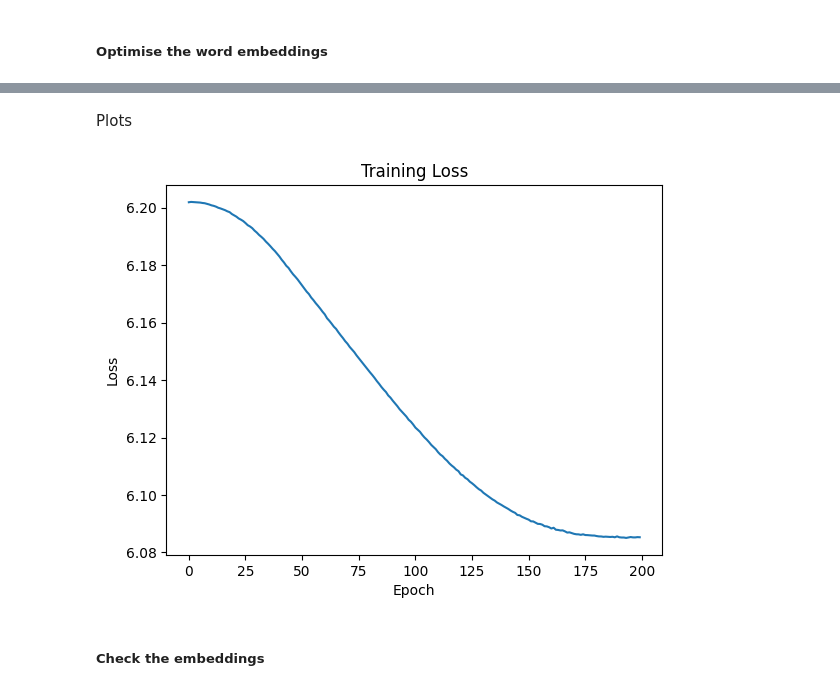
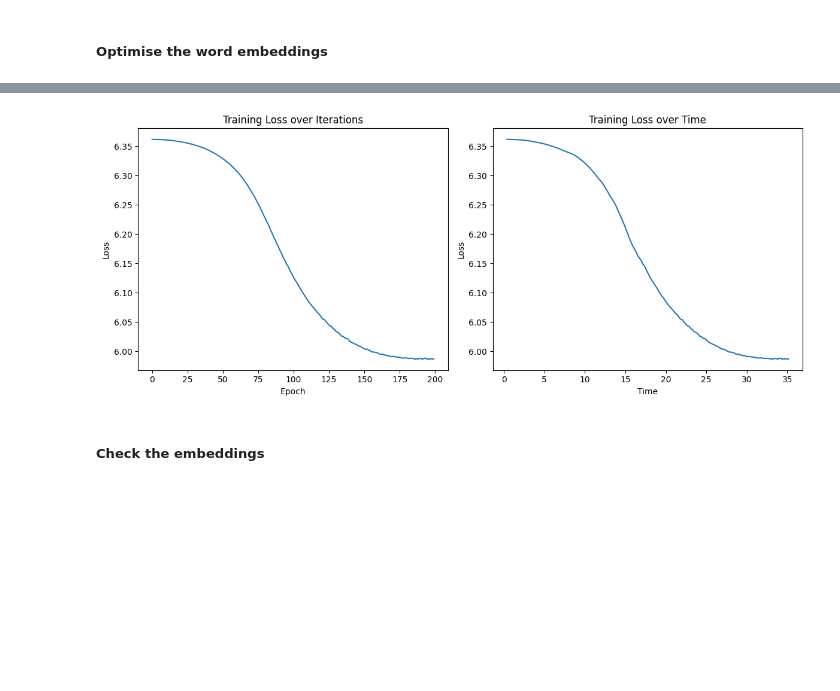
Before and after one commit to honglin8/Word-Embedding, a Jupyter notebook: word_embedding.ipynb, the cells around one changed output, grey strips where cells are left out. Saved outputs shown, nothing was run; the diff lists cells and outputs as text; code cells hidden in the pictures; blank space fills up the shorter version.

```diff
--- a/word_embedding.ipynb
+++ b/word_embedding.ipynb
@@ -318,7 +278,7 @@ loss_value_and_grad = jax.jit(jax.value_and_grad(loss))
 # %%
 # Try a small example of 1 sentence
 sentences = filtered_sentences[:1]
-word_to_idx, idx_to_word, word_count = build_vocab(sentences)
+word_to_idx, idx_to_word, word_counts, _ = build_vocab(sentences)
 vocab_size = len(word_to_idx)
 print(f"Vocabulary size: {vocab_size}")
 
@@ -443,12 +404,17 @@ X shape: (3874, 494)
 # %%
+# Set seed
+seed_value = 4212
+np.random.seed(seed_value)
+key = jax.random.PRNGKey(seed_value)
+
 # Hyperparameters
 n_epochs = 200
+warmup_epochs = 40
 lr_max = 1e-1
 lr_min = 1e-5
 embedding_size = 100
-batch_size = 128
+batch_size = 256
 n_batches = N // batch_size
-warmup_epochs = 40
 
 # Initialize the parameters
 params = init_weights([vocab_size, embedding_size, vocab_size])
@@ -469,7 +435,15 @@ Number of parameters: 98800
 # %%
+# Set seed
+seed_value = 4212
+np.random.seed(seed_value)
+key = jax.random.PRNGKey(seed_value)
+
 # Track the loss and time
 loss_history = []
 time_history = []
+
+# Start the timer
+start_time = time.time()
 
 for epoch in range(n_epochs):
     # shuffle the data
@@ -477,9 +451,6 @@ for epoch in range(n_epochs):
 
     # stores all the losses for this epoch
     epoch_losses = []
-
-    # Start the timer
-    start_time = time.time()
 
     for batch in range(n_batches):
         # Get the current batch
@@ -503,7 +474,7 @@ for epoch in range(n_epochs):
     # Track the mean loss for each epoch
     mean_epoch_loss = np.mean(epoch_losses)
     loss_history.append(mean_epoch_loss)
-    time_history.append(time.time())
+    time_history.append(time.time() - start_time)
 
 
     # Display the loss
@@ -523,14 +494,24 @@ Epoch 181/200, loss = 6.085719108581543
-# %% [markdown]
-Plots
-# %%
-# Plot the loss
-plt.plot(loss_history)
-plt.xlabel('Epoch')
-plt.ylabel('Loss')
-plt.title('Training Loss')
-plt.show()
-# %% [output]
-[figure, removed]
+# %%
+# Create a figure with 2 subplots side by side
+fig, axs = plt.subplots(1, 2, figsize=(12, 5))
+
+# Plot the loss over iterations
+axs[0].plot(loss_history)
+axs[0].set_xlabel('Epoch')
+axs[0].set_ylabel('Loss')
+axs[0].set_title('Training Loss over Iterations')
+
+# Plot the loss over time
+axs[1].plot(time_history, loss_history)
+axs[1].set_xlabel('Time')
+axs[1].set_ylabel('Loss')
+axs[1].set_title('Training Loss over Time')
+
+# Display the plots
+plt.tight_layout()
+plt.show()
+# %% [output]
+[figure, added]
 # %% [markdown]
 ##### Check the embeddings
 # %%
```
Also changed, not shown: parts of 108 cells of this notebook.
